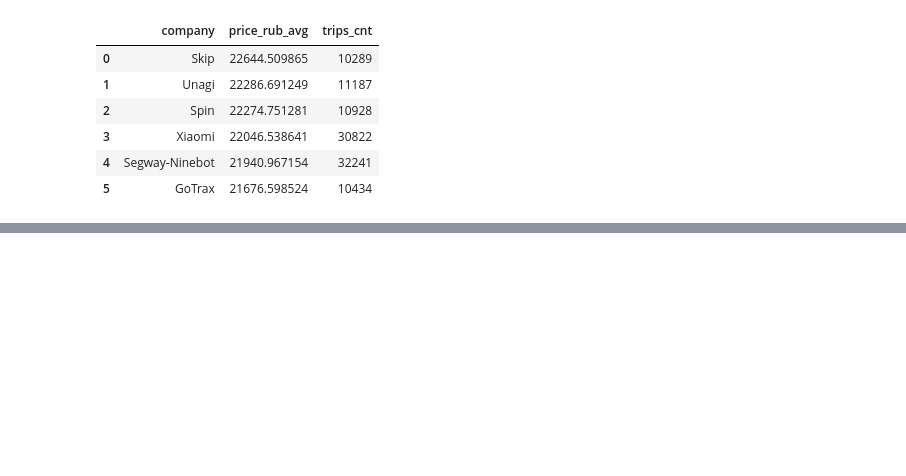
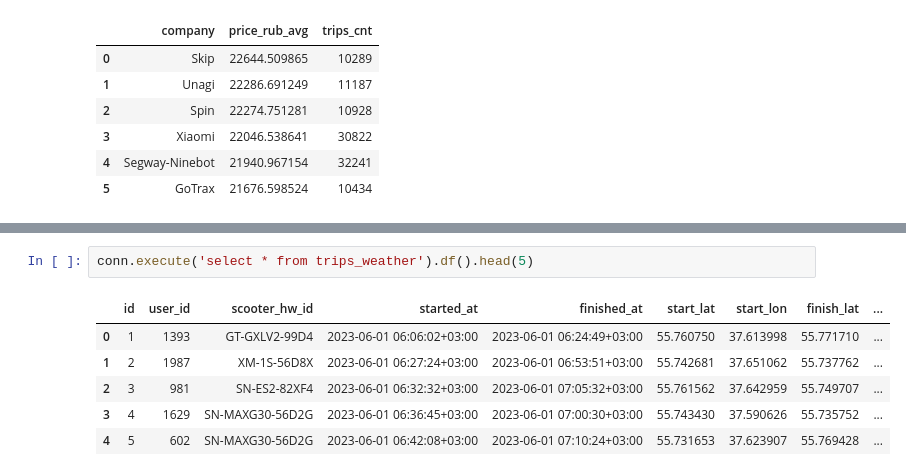
Before and after one commit to neworderby/modern_data_stack_lab, a Jupyter notebook: duckdb/duckdb.ipynb, the cells around one changed output, grey strips where cells are left out. Cells and saved outputs as stored; diff of their text form; blank space fills up the shorter version.

```diff
--- a/duckdb/duckdb.ipynb
+++ b/duckdb/duckdb.ipynb
@@ -187,0 +224,9 @@ group by 1 order by 2 desc').df()
+# %%
+conn.execute('select * from trips_weather').df().head(5)
+# %% [output]
+|  | id | user_id | scooter_hw_id | started_at | finished_at | start_lat | start_lon | finish_lat | ... |
+| 0 | 1 | 1393 | GT-GXLV2-99D4 | 2023-06-01 06:06:02+03:00 | 2023-06-01 06:24:49+03:00 | 55.760750 | 37.613998 | 55.771710 | ... |
+| 1 | 2 | 1987 | XM-1S-56D8X | 2023-06-01 06:27:24+03:00 | 2023-06-01 06:53:51+03:00 | 55.742681 | 37.651062 | 55.737762 | ... |
+| 2 | 3 | 981 | SN-ES2-82XF4 | 2023-06-01 06:32:32+03:00 | 2023-06-01 07:05:32+03:00 | 55.761562 | 37.642959 | 55.749707 | ... |
+| 3 | 4 | 1629 | SN-MAXG30-56D2G | 2023-06-01 06:36:45+03:00 | 2023-06-01 07:00:30+03:00 | 55.743430 | 37.590626 | 55.735752 | ... |
+| 4 | 5 | 602 | SN-MAXG30-56D2G | 2023-06-01 06:42:08+03:00 | 2023-06-01 07:10:24+03:00 | 55.731653 | 37.623907 | 55.769428 | ... |
```
Also changed, not shown: parts of 12 cells of this notebook, 1 other file.
